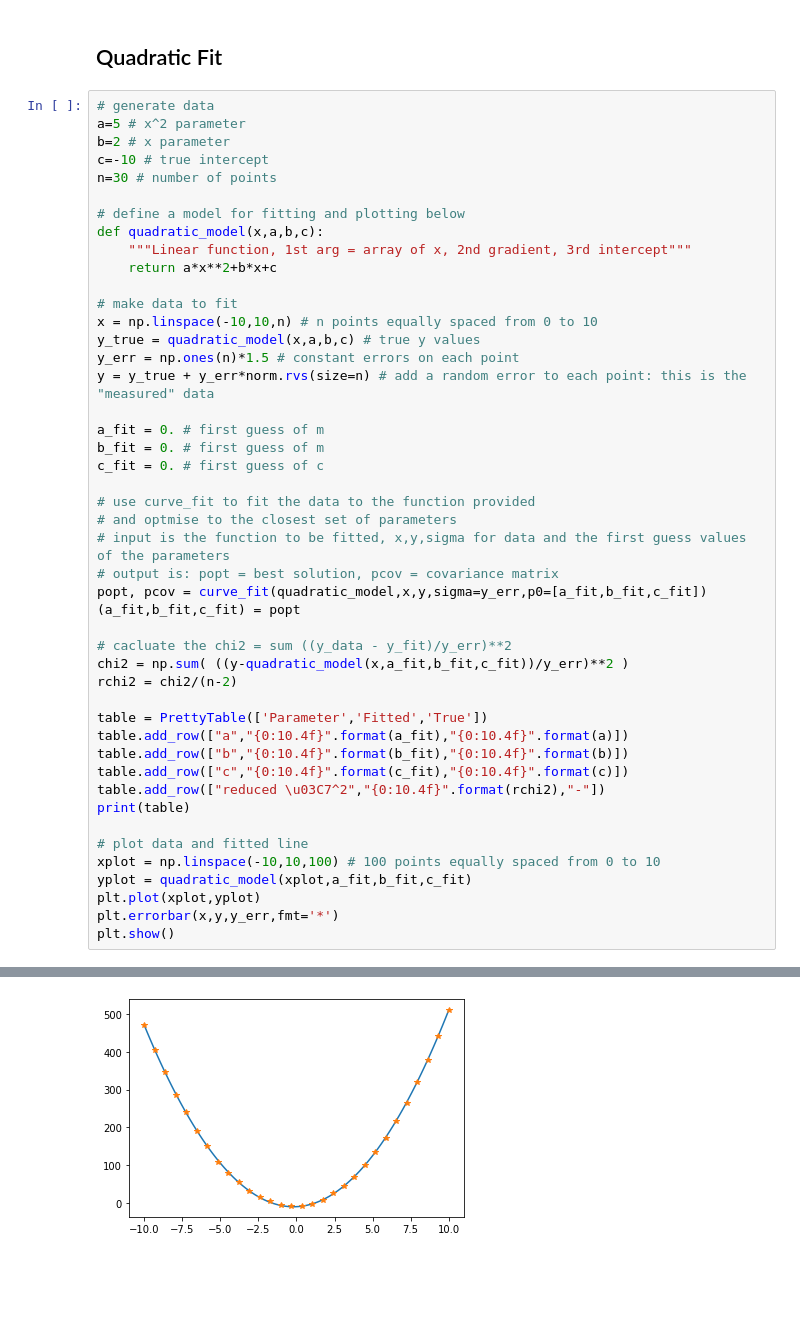
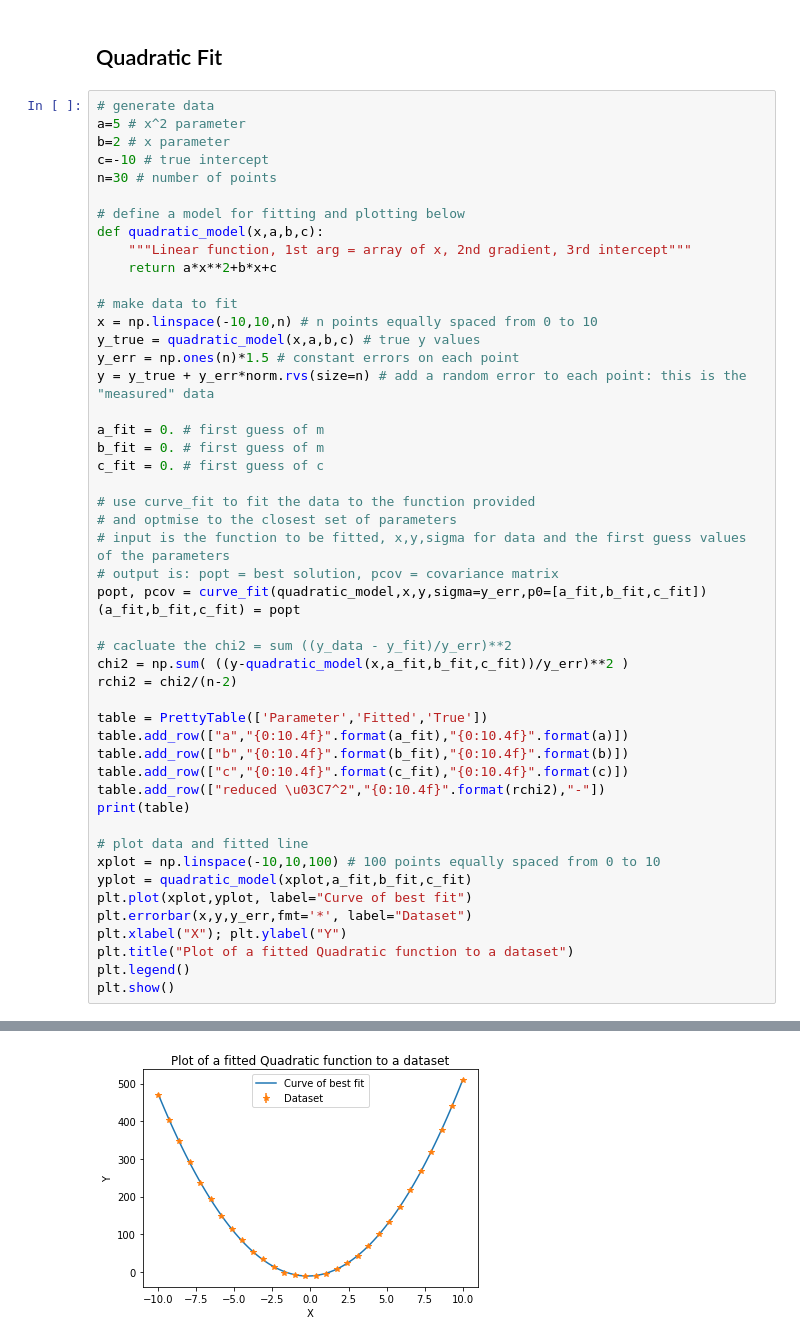
Before and after one commit to JamesPeters98/Stats-Workshops, a Jupyter notebook: Workshop 3/Notebook.ipynb, the cells around one changed output, grey strips where cells are left out. Saved outputs shown, nothing was run; the diff lists cells and outputs as text; blank space fills up the shorter version.

```diff
--- a/Workshop 3/Notebook.ipynb
+++ b/Workshop 3/Notebook.ipynb
@@ -203,8 +206,11 @@ print(table)
 # plot data and fitted line
 xplot = np.linspace(-10,10,100) # 100 points equally spaced from 0 to 10
 yplot = quadratic_model(xplot,a_fit,b_fit,c_fit)
-plt.plot(xplot,yplot)
-plt.errorbar(x,y,y_err,fmt='*')
+plt.plot(xplot,yplot, label="Curve of best fit")
+plt.errorbar(x,y,y_err,fmt='*', label="Dataset")
+plt.xlabel("X"); plt.ylabel("Y")
+plt.title("Plot of a fitted Quadratic function to a dataset")
+plt.legend()
 plt.show()
 # %% [output]
 +-------------+------------+------------+
@@ -217,2 +223,2 @@ plt.show()
 +-------------+------------+------------+
-[figure, old version]
+[figure, new version]
```
Also changed, not shown: parts of 4 cells of this notebook, 11 other files.
